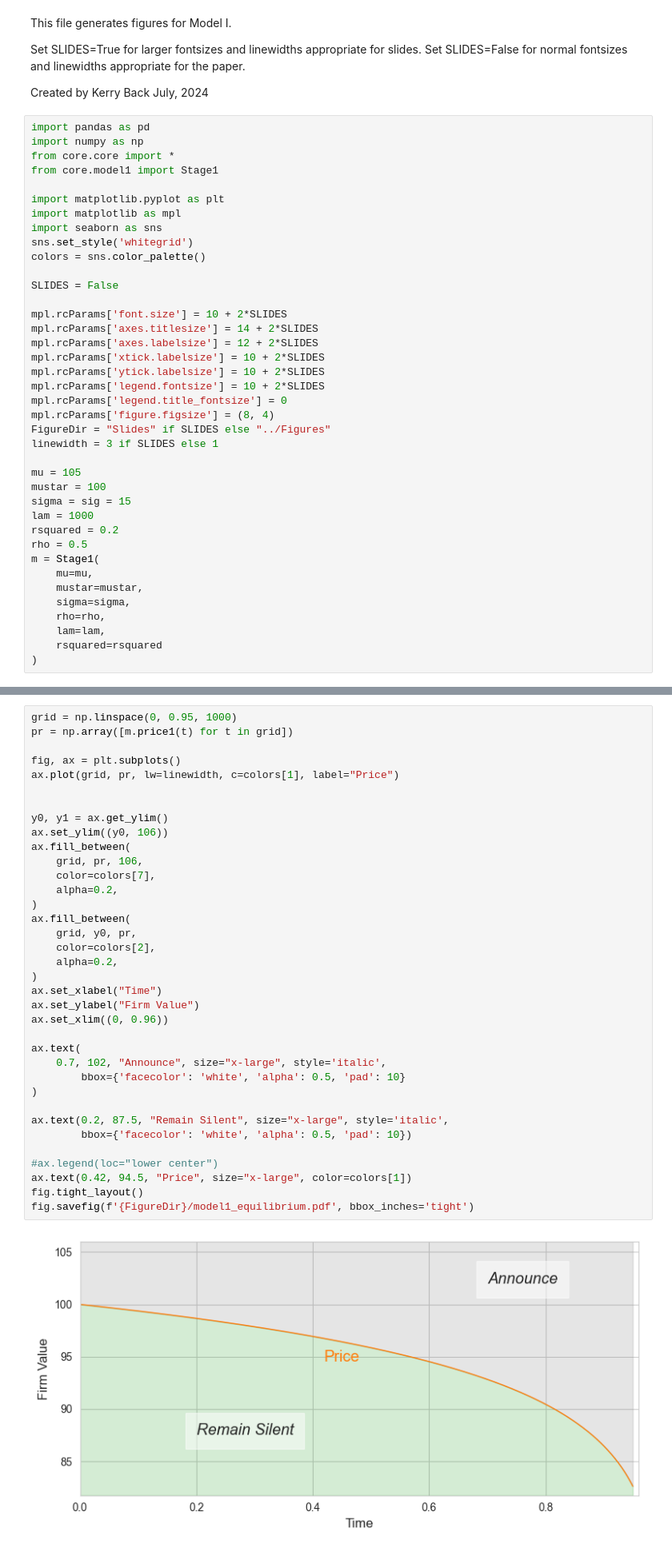
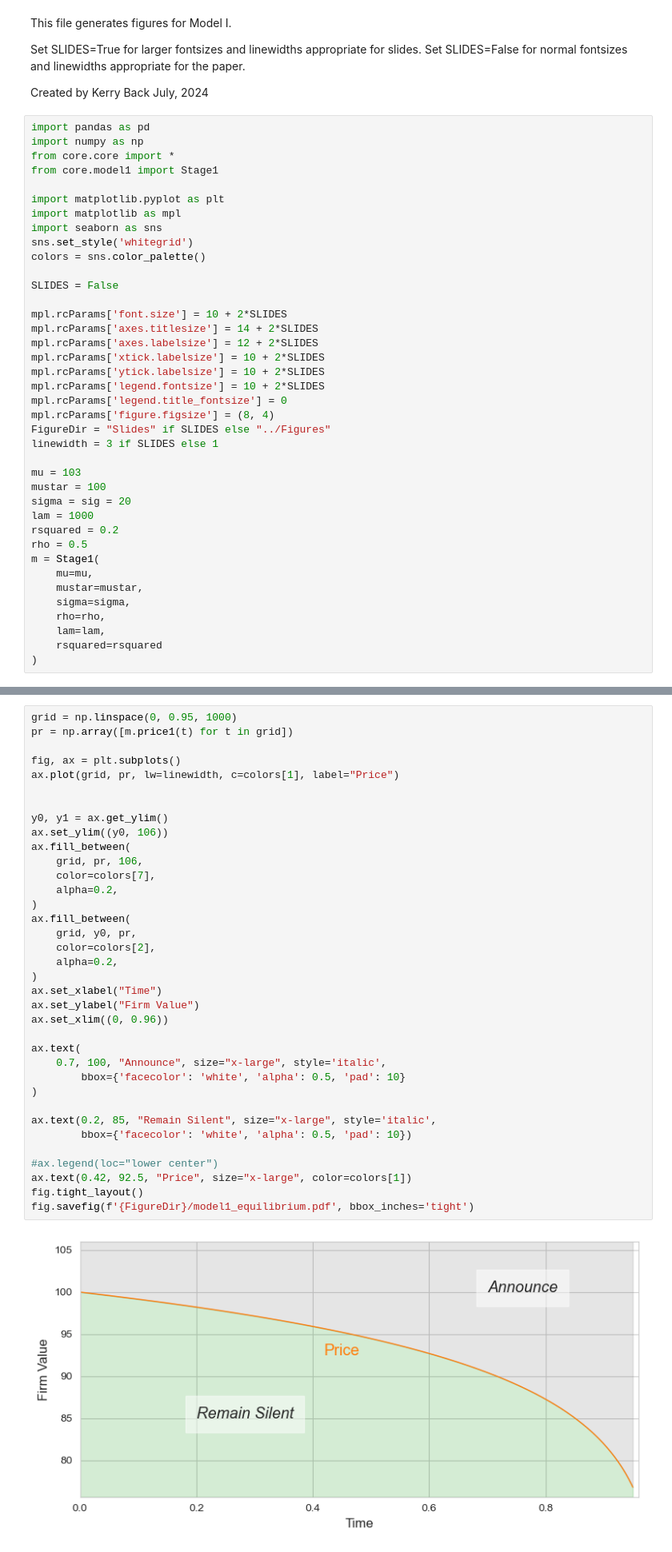
Before and after one commit to kerryback/announcements, a Jupyter notebook: Code/figures_model1.ipynb, the cells around one changed output, grey strips where cells are left out. Shown: that part at 80% size. Drawn from its saved outputs; the diff is of its cells as text.

```diff
--- a/Code/figures_model1.ipynb
+++ b/Code/figures_model1.ipynb
@@ -30,9 +30,9 @@ mpl.rcParams['figure.figsize'] = (8, 4)
 FigureDir = "Slides" if SLIDES else "../Figures"
 linewidth = 3 if SLIDES else 1
 
-mu = 105
+mu = 103
 mustar = 100
-sigma = sig = 15
+sigma = sig = 20
 lam = 1000
 rsquared = 0.2
 rho = 0.5
@@ -88,37 +88,37 @@ pr = np.array([m.price1(t) for t in grid])
 fig, ax = plt.subplots()
 ax.plot(grid, pr, lw=linewidth, c=colors[1], label="Price")
 
 
 y0, y1 = ax.get_ylim()
 ax.set_ylim((y0, 106))
 ax.fill_between(
     grid, pr, 106,
     color=colors[7],
     alpha=0.2,
 )
 ax.fill_between(
     grid, y0, pr,
     color=colors[2],
     alpha=0.2,
 )
 ax.set_xlabel("Time")
 ax.set_ylabel("Firm Value")
 ax.set_xlim((0, 0.96))
 
 ax.text(
-    0.7, 102, "Announce", size="x-large", style='italic',
+    0.7, 100, "Announce", size="x-large", style='italic',
         bbox={'facecolor': 'white', 'alpha': 0.5, 'pad': 10}
 )
 
-ax.text(0.2, 87.5, "Remain Silent", size="x-large", style='italic',
+ax.text(0.2, 85, "Remain Silent", size="x-large", style='italic',
         bbox={'facecolor': 'white', 'alpha': 0.5, 'pad': 10})
 
 #ax.legend(loc="lower center")
-ax.text(0.42, 94.5, "Price", size="x-large", color=colors[1])
+ax.text(0.42, 92.5, "Price", size="x-large", color=colors[1])
 fig.tight_layout()
 fig.savefig(f'{FigureDir}/model1_equilibrium.pdf', bbox_inches='tight')
 # %% [output]
-[figure, old version]
+[figure, new version]
 # %%
 grid = np.linspace(0, 0.95, 50)
 means = [m.mean1(t) for t in grid]
```
Also changed, not shown: parts of 4 cells of this notebook, 23 other files.
